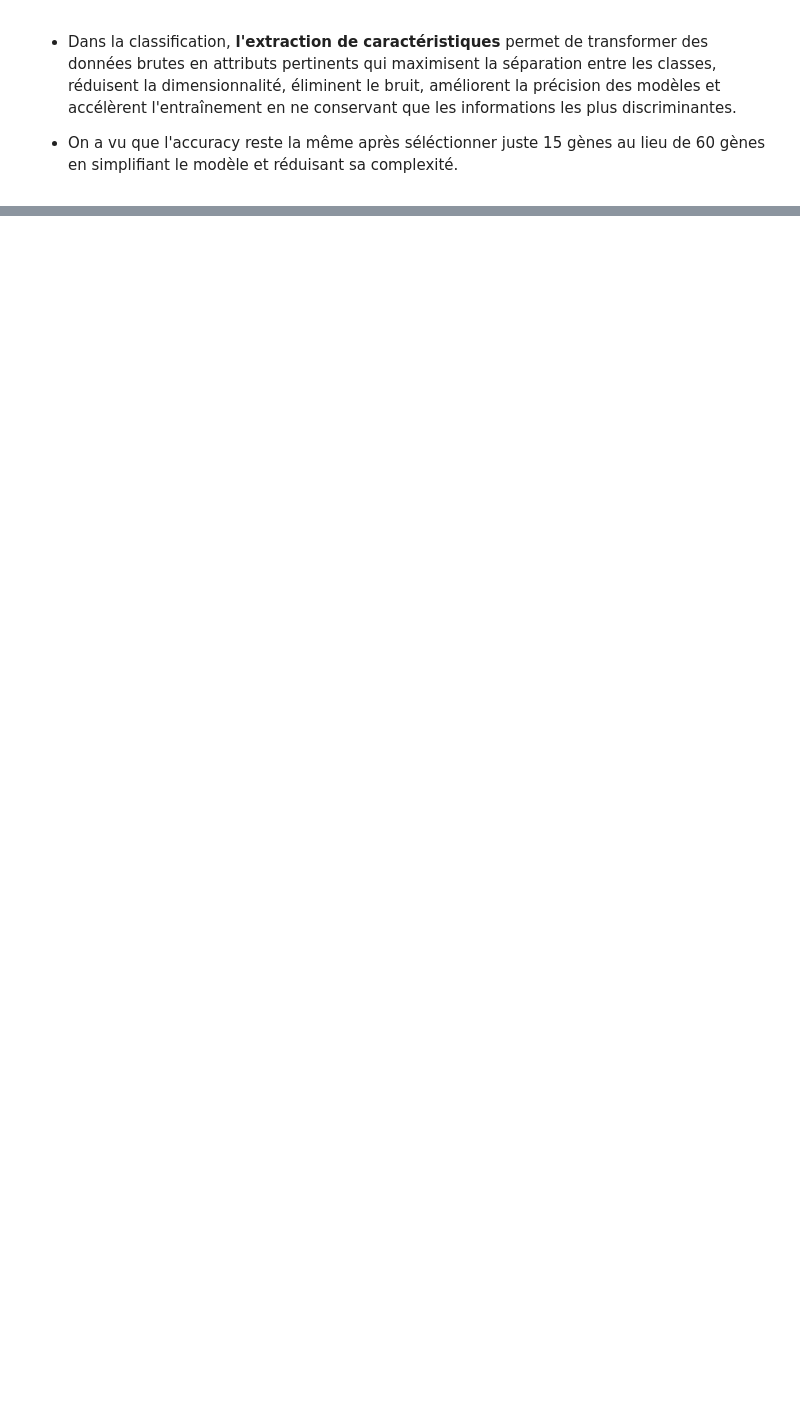
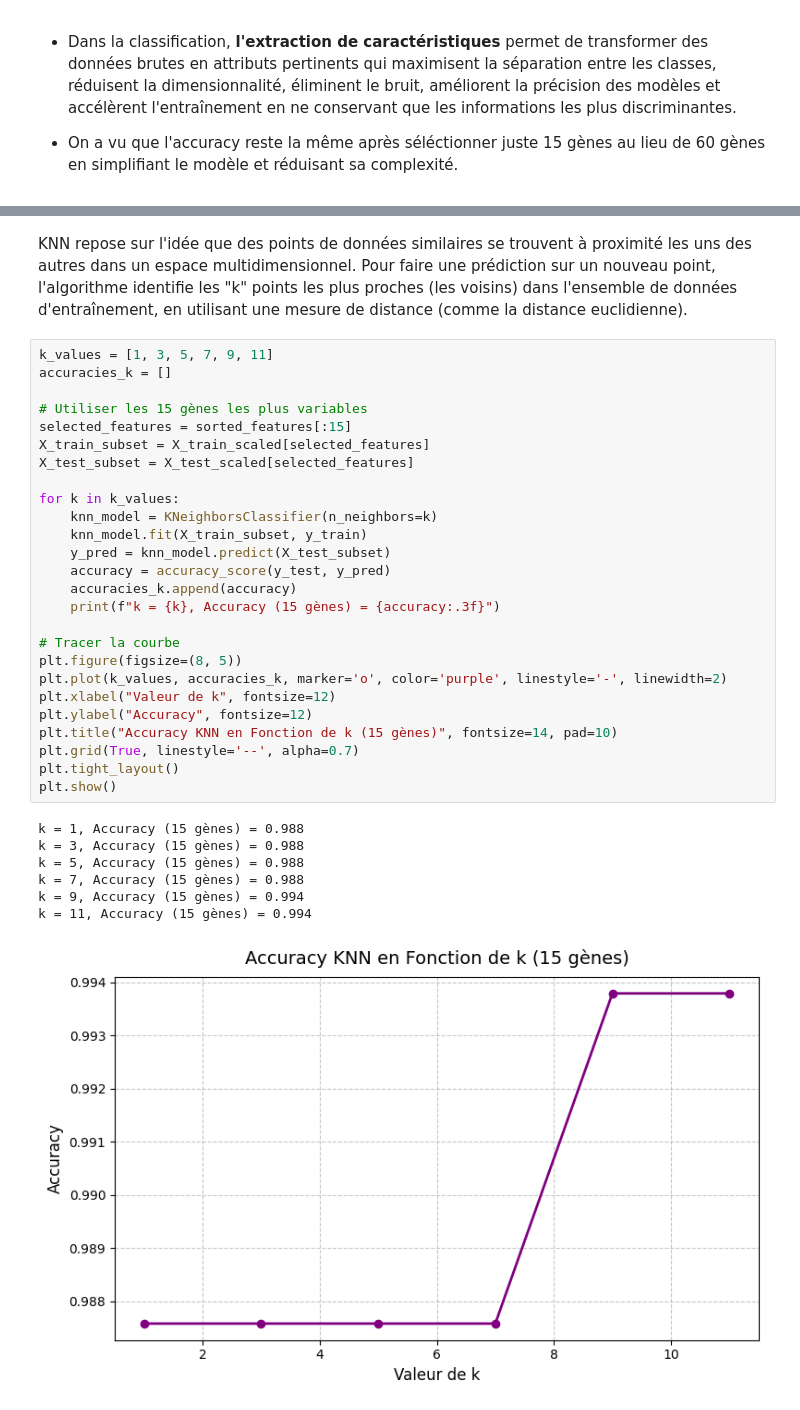
Before and after one commit to Laaliji/Colon-Cancer-Gene-Expression-Data-Classification-Analysis, a Jupyter notebook: TP1_Research.ipynb, the cells around one changed output, grey strips where cells are left out. Saved outputs shown, nothing was run; the diff lists cells and outputs as text; blank space fills up the shorter version.

```diff
--- a/TP1_Research.ipynb
+++ b/TP1_Research.ipynb
@@ -569,0 +573,36 @@ weighted avg       1.00      1.00      1.00       161
+# %% [markdown]
+KNN repose sur l'idée que des points de données similaires se trouvent à proximité les uns des autres dans un espace multidimensionnel. Pour faire une prédiction sur un nouveau point, l'algorithme identifie les "k" points les plus proches (les voisins) dans l'ensemble de données d'entraînement, en utilisant une mesure de distance (comme la distance euclidienne).
+# %%
+k_values = [1, 3, 5, 7, 9, 11]
+accuracies_k = []
+
+# Utiliser les 15 gènes les plus variables
+selected_features = sorted_features[:15]
+X_train_subset = X_train_scaled[selected_features]
+X_test_subset = X_test_scaled[selected_features]
+
+for k in k_values:
+    knn_model = KNeighborsClassifier(n_neighbors=k)
+    knn_model.fit(X_train_subset, y_train)
+    y_pred = knn_model.predict(X_test_subset)
+    accuracy = accuracy_score(y_test, y_pred)
+    accuracies_k.append(accuracy)
+    print(f"k = {k}, Accuracy (15 gènes) = {accuracy:.3f}")
+
+# Tracer la courbe
+plt.figure(figsize=(8, 5))
+plt.plot(k_values, accuracies_k, marker='o', color='purple', linestyle='-', linewidth=2)
+plt.xlabel("Valeur de k", fontsize=12)
+plt.ylabel("Accuracy", fontsize=12)
+plt.title("Accuracy KNN en Fonction de k (15 gènes)", fontsize=14, pad=10)
+plt.grid(True, linestyle='--', alpha=0.7)
+plt.tight_layout()
+plt.show()
+# %% [output]
+k = 1, Accuracy (15 gènes) = 0.988
+k = 3, Accuracy (15 gènes) = 0.988
+k = 5, Accuracy (15 gènes) = 0.988
+k = 7, Accuracy (15 gènes) = 0.988
+k = 9, Accuracy (15 gènes) = 0.994
+k = 11, Accuracy (15 gènes) = 0.994
+[figure, added]
```
Also changed, not shown: parts of 7 cells of this notebook.
